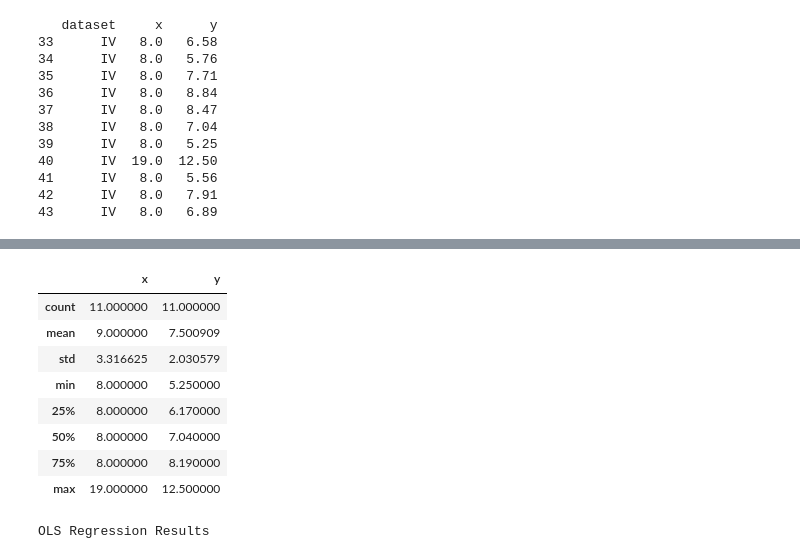
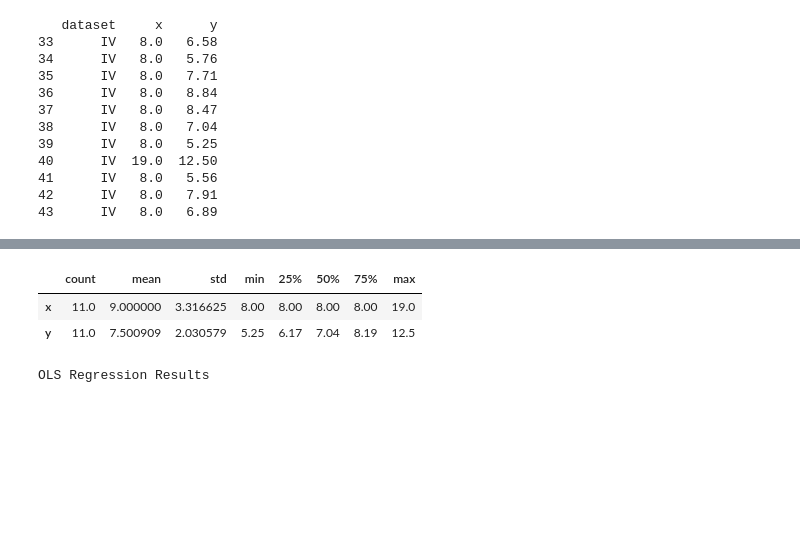
Before and after one commit to MarcoMen-Temp/Fundamentals-Practice, a Jupyter notebook: Anscombe Quartet Analysis.ipynb, the cells around one changed output, grey strips where cells are left out. Saved outputs shown, nothing was run; the diff lists cells and outputs as text; code cells hidden in the pictures; blank space fills up the shorter version.

```diff
--- a/Anscombe Quartet Analysis.ipynb
+++ b/Anscombe Quartet Analysis.ipynb
@@ -40,0 +31,8 @@ print(quartet)
+# %%
+# anscombe DS can be found in seaborn library
+
+import seaborn as sns
+
+quartet = sns.load_dataset('anscombe')
+
+print(quartet)
@@ -121,15 +119,9 @@ ds_3.describe()
 # %%
-ds_4.describe()
+ds_4.describe().transpose()
 # %% [output]
-|  | x | y |
-| count | 11.000000 | 11.000000 |
-| mean | 9.000000 | 7.500909 |
-| std | 3.316625 | 2.030579 |
-| min | 8.000000 | 5.250000 |
-| 25% | 8.000000 | 6.170000 |
-| 50% | 8.000000 | 7.040000 |
-| 75% | 8.000000 | 8.190000 |
-| max | 19.000000 | 12.500000 |
+|  | count | mean | std | min | 25% | 50% | 75% | max |
+| x | 11.0 | 9.000000 | 3.316625 | 8.00 | 8.00 | 8.00 | 8.00 | 19.0 |
+| y | 11.0 | 7.500909 | 2.030579 | 5.25 | 6.17 | 7.04 | 8.19 | 12.5 |
 # %%
 # Performing a simple linear regression
 
```
Also changed, not shown: parts of 6 cells of this notebook.
